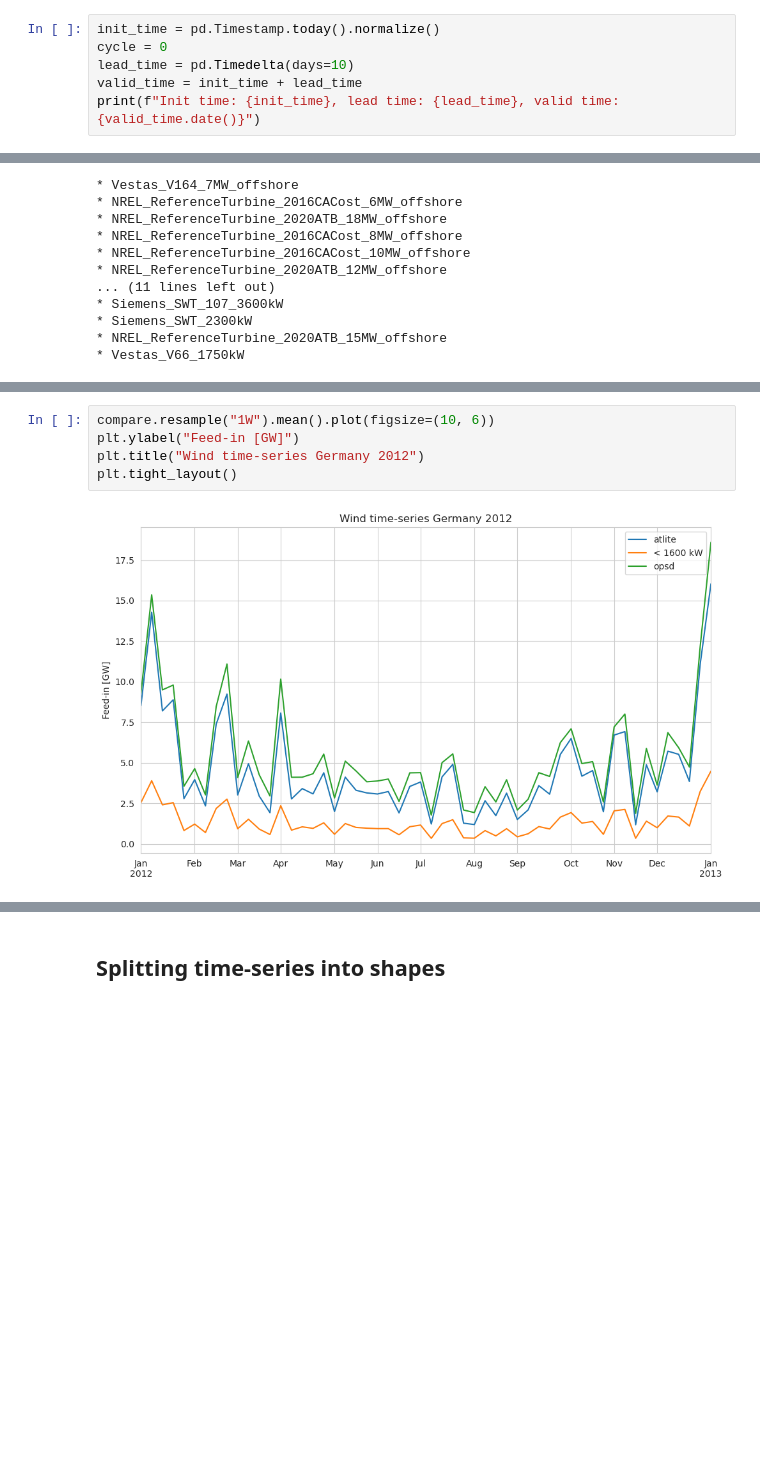
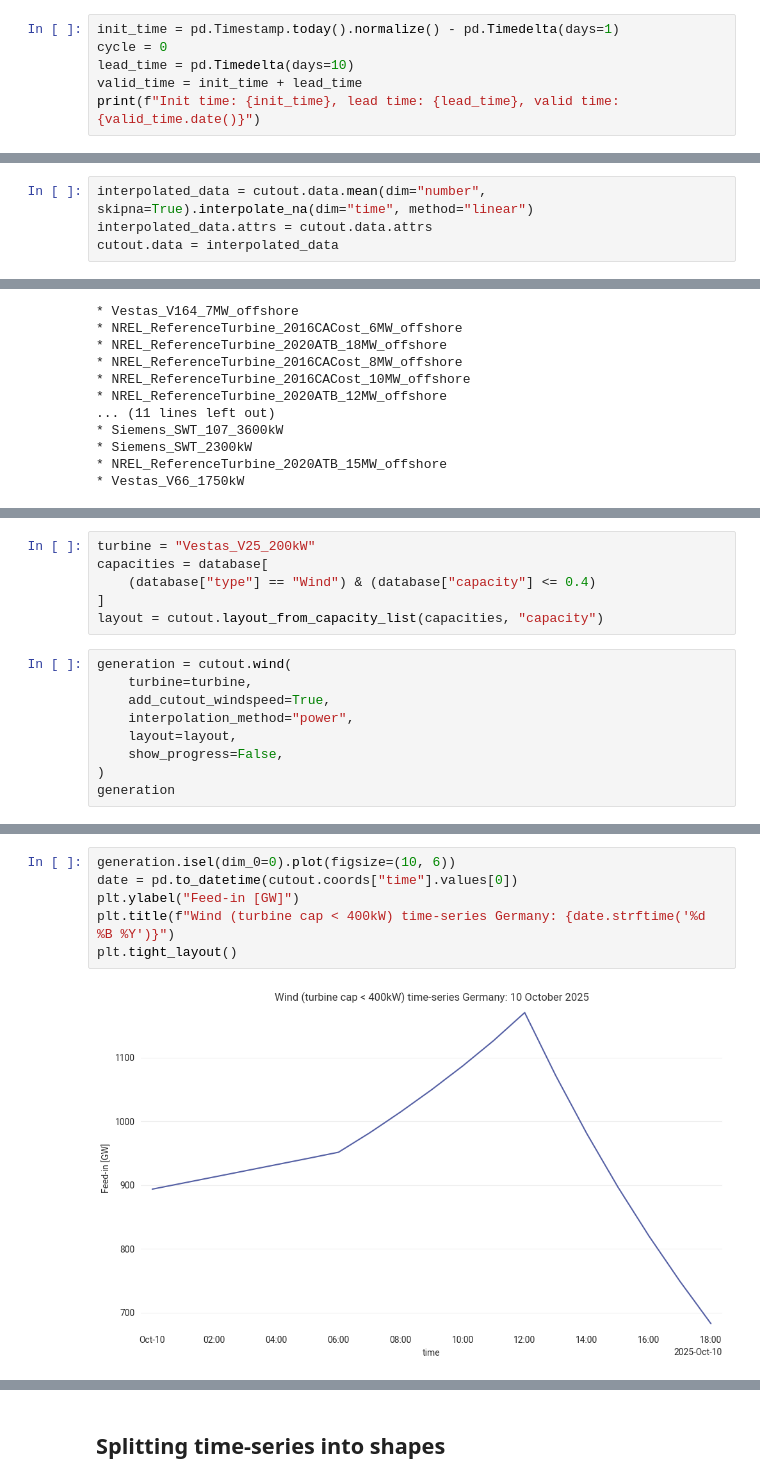
Before and after one commit to jialinyi94/atlite-meets-earthkit-data, a Jupyter notebook: examples/prediction-vs-climo-germany.ipynb, the cells around one changed output, grey strips where cells are left out. Cells and saved outputs as stored; diff of their text form; blank space fills up the shorter version.

```diff
--- a/examples/prediction-vs-climo-germany.ipynb
+++ b/examples/prediction-vs-climo-germany.ipynb
@@ -216,7 +97,7 @@ with zipfile.ZipFile(eeg_fn, "r") as zip_ref:
 # %% [markdown]
 ## Prediction for Germany
 # %%
-init_time = pd.Timestamp.today().normalize()
+init_time = pd.Timestamp.today().normalize() - pd.Timedelta(days=1)
 cycle = 0
 lead_time = pd.Timedelta(days=10)
 valid_time = init_time + lead_time
@@ -263,5 +144,9 @@ cutout.prepare()
 *Downloading the cutout can take a few seconds or even an hour, depending on your internet connection and whether the dataset
 was recently requested from the data set provider (and is thus cached on their premise).
 For us this took ~2 minutes the first time. Preparing it again (a second time) is snappy (for whatever reason you would want to download the same cutout twice).*
+# %%
+interpolated_data = cutout.data.mean(dim="number", skipna=True).interpolate_na(dim="time", method="linear")
+interpolated_data.attrs = cutout.data.attrs
+cutout.data = interpolated_data
 # %% [markdown]
 ### Convert cutout into wind power
@@ -362,0 +178,15 @@ compare = compare / 1e3  # in GW
+# %%
+turbine = "Vestas_V25_200kW"
+capacities = database[
+    (database["type"] == "Wind") & (database["capacity"] <= 0.4)
+]
+layout = cutout.layout_from_capacity_list(capacities, "capacity")
+# %%
+generation = cutout.wind(
+    turbine=turbine,
+    add_cutout_windspeed=True,
+    interpolation_method="power",
+    layout=layout,
+    show_progress=False,
+)
+generation
@@ -363,7 +211,8 @@ compare = compare / 1e3  # in GW
 # %%
-compare.resample("1W").mean().plot(figsize=(10, 6))
+generation.isel(dim_0=0).plot(figsize=(10, 6))
+date = pd.to_datetime(cutout.coords["time"].values[0])
 plt.ylabel("Feed-in [GW]")
-plt.title("Wind time-series Germany 2012")
+plt.title(f"Wind (turbine cap < 400kW) time-series Germany: {date.strftime('%d %B %Y')}")
 plt.tight_layout()
 # %% [output]
-[figure, old version]
+[figure, new version]
```
Also changed, not shown: parts of 33 cells of this notebook.
